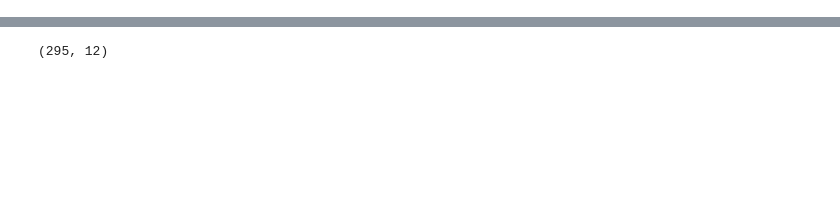
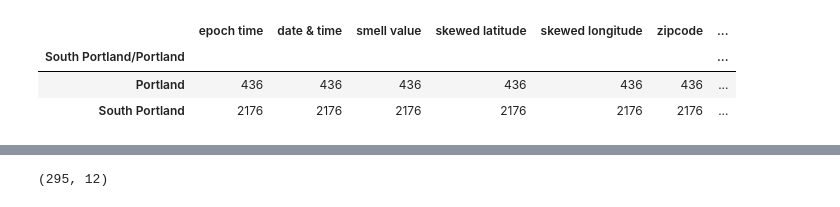
Before and after one commit to radil708/Portland-Air-Particulates-Odor-Investigation, a Jupyter notebook: stinky_dataset.ipynb, the cells around one changed output, grey strips where cells are left out. Drawn from its saved outputs; the diff is of its cells as text; code cells hidden in the pictures; blank space fills up the shorter version.

```diff
--- a/stinky_dataset.ipynb
+++ b/stinky_dataset.ipynb
@@ -76,0 +78,8 @@ dtype: int64
+# %%
+# find out number of Portland vs S Portland rows
+df_smc.groupby('South Portland/Portland').count()
+# %% [output]
+|  | epoch time | date & time | smell value | skewed latitude | skewed longitude | zipcode | ... |
+| South Portland/Portland |  |  |  |  |  |  | ... |
+| Portland | 436 | 436 | 436 | 436 | 436 | 436 | ... |
+| South Portland | 2176 | 2176 | 2176 | 2176 | 2176 | 2176 | ... |
```
Also changed, not shown: parts of 22 cells of this notebook.
